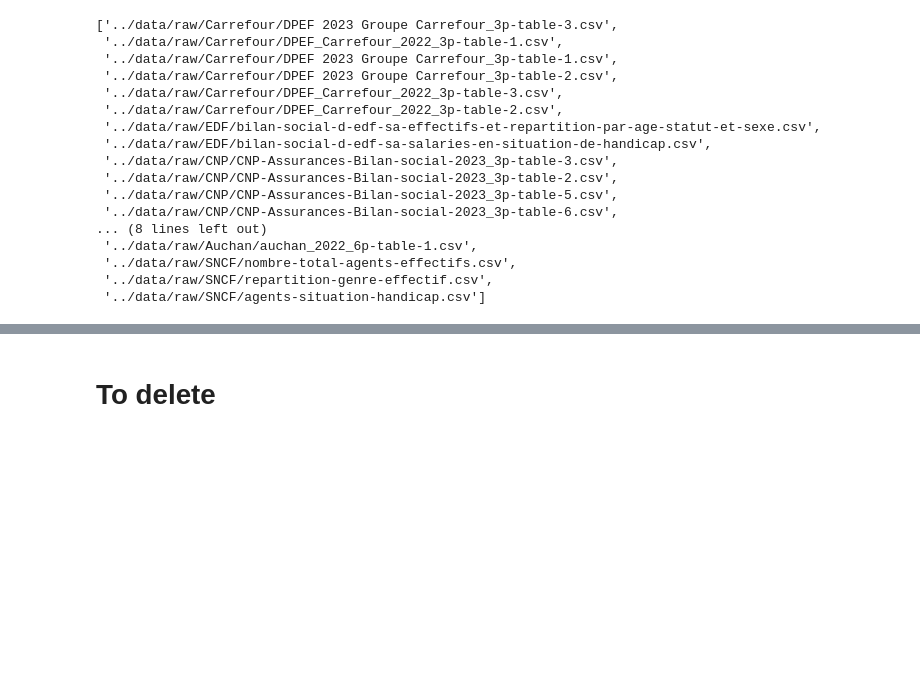
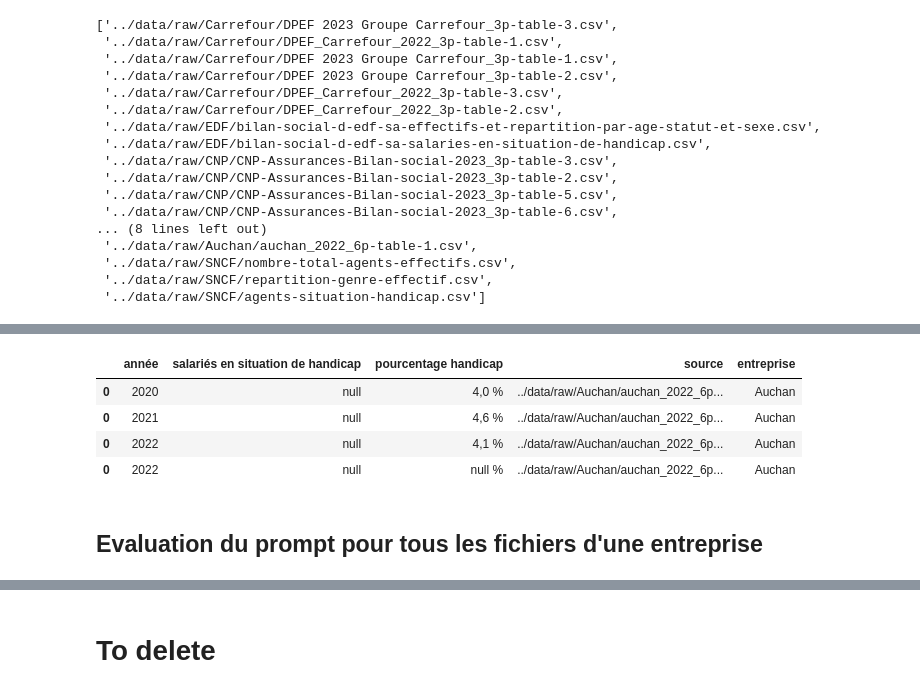
Before and after one commit to LexouLam/diversite_inclusion, a Jupyter notebook: notebooks/repertoires_entreprises.ipynb, the cells around one changed output, grey strips where cells are left out. Drawn from its saved outputs; the diff is of its cells as text; code cells hidden in the pictures; blank space fills up the shorter version.

```diff
--- a/notebooks/repertoires_entreprises.ipynb
+++ b/notebooks/repertoires_entreprises.ipynb
@@ -450,0 +1285,33 @@ model.invoke(prompt_template)
+# %%
+
+def parse_llms_results_to_df(results, entreprise_name):
+    """ Transforme le dictionnaire contenant les outputs du llm en df
+
+    Input : Results = Dictionnaire { 'nom_fichier' : 'output llm'}
+            entreprise_name = String nom de l'entreprise en cours
+    """
+
+    df_all = None
+    for key in resultats.keys():
+        text_raw = resultats[f'{key}']
+        text_clean = re.sub('\n', '', text_raw)
+        text_extracted = re.search(r'.*(\[    "année : .*%"\]).*', text_clean).group(1)
+        liste_texte = eval(text_extracted)
+        df_tmp = parse_results_to_df(liste_texte)
+        df_tmp['source']=f'{key}'
+        df_tmp['entreprise']=f'{entreprise_name}'
+        if df_all is None:
+            df_all=df_tmp
+        else:
+            df_all = pd.concat([df_all, df_tmp])
+    return df_all
+# %%
+parse_llms_results_to_df(results=resultats, entreprise_name='Auchan')
+# %% [output]
+|  | année | salariés en situation de handicap | pourcentage handicap | source | entreprise |
+| 0 | 2020 | null | 4,0 % | ../data/raw/Auchan/auchan_2022_6p... | Auchan |
+| 0 | 2021 | null | 4,6 % | ../data/raw/Auchan/auchan_2022_6p... | Auchan |
+| 0 | 2022 | null | 4,1 % | ../data/raw/Auchan/auchan_2022_6p... | Auchan |
+| 0 | 2022 | null | null % | ../data/raw/Auchan/auchan_2022_6p... | Auchan |
+# %% [markdown]
+## Evaluation du prompt pour tous les fichiers d'une entreprise
```
Also changed, not shown: parts of 61 cells of this notebook.
